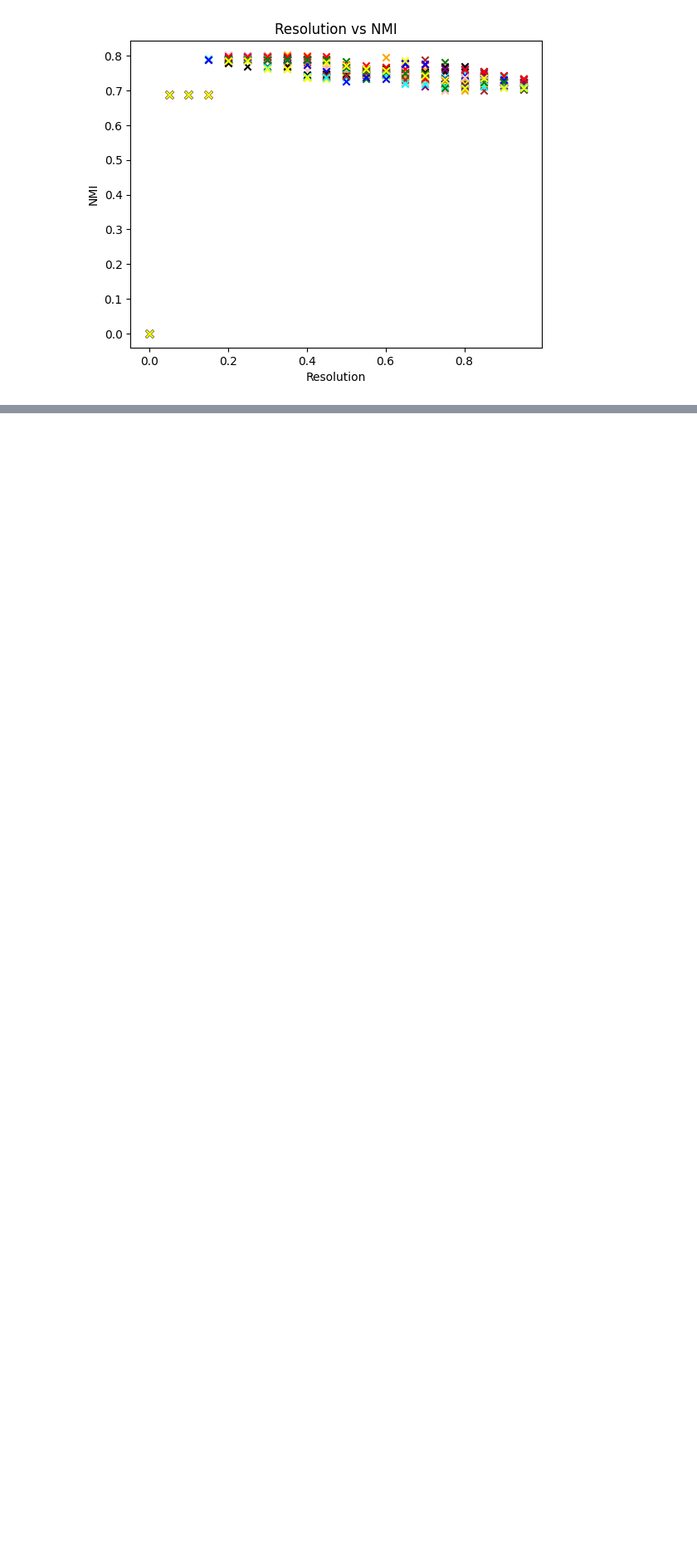
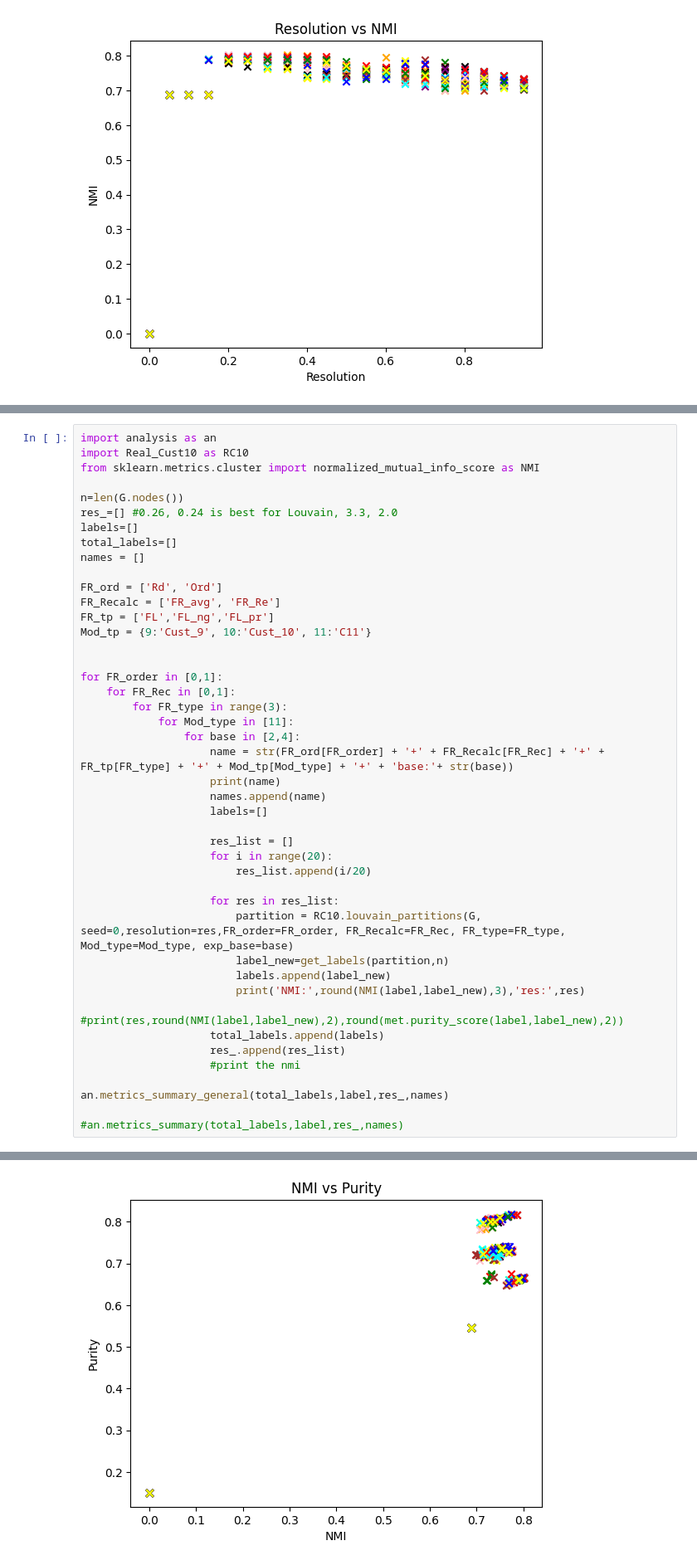
Before and after one commit to csmukherjee/MCPC_Clustering, a Jupyter notebook: Codes/Test_General.ipynb, the cells around one changed output, grey strips where cells are left out. Shown at 83% size. Cells and saved outputs as stored; diff of their text form; blank space fills up the shorter version.

```diff
--- a/Codes/Test_General.ipynb
+++ b/Codes/Test_General.ipynb
@@ -595,0 +595,45 @@ Max NMI and Purity for Ord+FR_avg+FL_ng+C11+base:6 :
+# %%
+import analysis as an
+import Real_Cust10 as RC10
+from sklearn.metrics.cluster import normalized_mutual_info_score as NMI
+
+n=len(G.nodes())
+res_=[] #0.26, 0.24 is best for Louvain, 3.3, 2.0
+labels=[]
+total_labels=[]
+names = []
+
+FR_ord = ['Rd', 'Ord']
+FR_Recalc = ['FR_avg', 'FR_Re']
+FR_tp = ['FL','FL_ng','FL_pr']
+Mod_tp = {9:'Cust_9', 10:'Cust_10', 11:'C11'}
+
+
+for FR_order in [0,1]:
+    for FR_Rec in [0,1]:
+        for FR_type in range(3):
+            for Mod_type in [11]:
+                for base in [2,4]:
+                    name = str(FR_ord[FR_order] + '+' + FR_Recalc[FR_Rec] + '+' + FR_tp[FR_type] + '+' + Mod_tp[Mod_type] + '+' + 'base:'+ str(base))
+                    print(name)
+                    names.append(name)
+                    labels=[]
+
+                    res_list = []
+                    for i in range(20):
+                        res_list.append(i/20)
+
+                    for res in res_list:
+                        partition = RC10.louvain_partitions(G, seed=0,resolution=res,FR_order=FR_order, FR_Recalc=FR_Rec, FR_type=FR_type, Mod_type=Mod_type, exp_base=base)
+                        label_new=get_labels(partition,n)
+                        labels.append(label_new)
+                        print('NMI:',round(NMI(label,label_new),3),'res:',res)
+                        #print(res,round(NMI(label,label_new),2),round(met.purity_score(label,label_new),2))
+                    total_labels.append(labels)
+                    res_.append(res_list)
+                    #print the nmi
+
+an.metrics_summary_general(total_labels,label,res_,names)
+
+#an.metrics_summary(total_labels,label,res_,names)
+# %% [output]
@@ -595,0 +657 @@ Max NMI and Purity for Ord+FR_avg+FL_ng+C11+base:6 :
+[figure, added]
```
Also changed, not shown: parts of 8 cells of this notebook, 2 other files.
